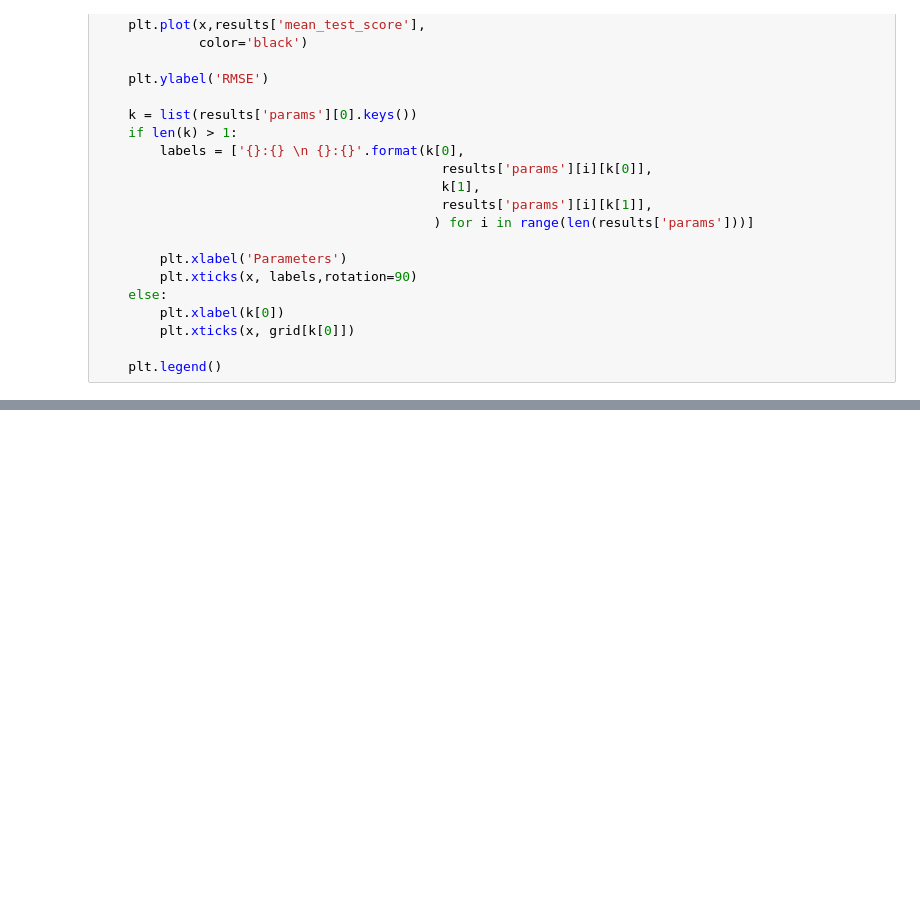
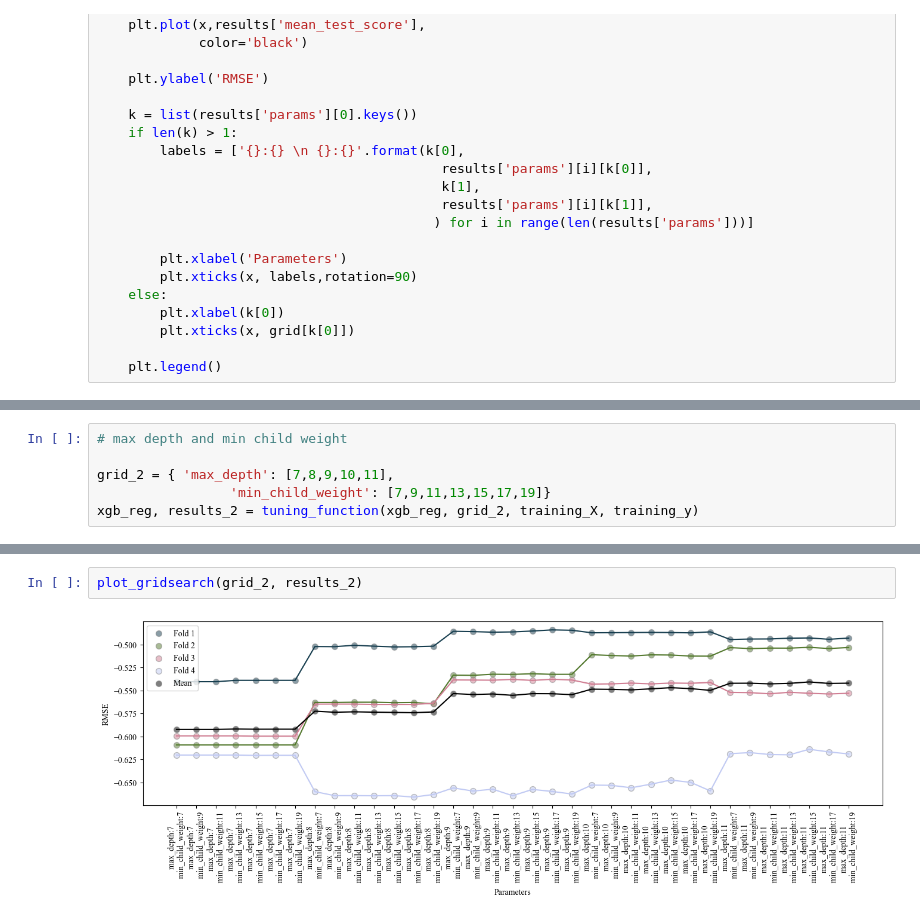
Before and after one commit to juanfuooo/Subtropical-Front-Modeling-Code, a Jupyter notebook: Step2/xgb_build.ipynb, the cells around one changed output, grey strips where cells are left out. Drawn from its saved outputs; the diff is of its cells as text; blank space fills up the shorter version.

```diff
--- a/Step2/xgb_build.ipynb
+++ b/Step2/xgb_build.ipynb
@@ -380,0 +383,6 @@ plot_gridsearch(grid_1, cv_results_1)
+# %%
+# max depth and min child weight
+
+grid_2 = { 'max_depth': [7,8,9,10,11],
+                 'min_child_weight': [7,9,11,13,15,17,19]}
+xgb_reg, results_2 = tuning_function(xgb_reg, grid_2, training_X, training_y)
@@ -380,0 +420,4 @@ plot_gridsearch(grid_1, cv_results_1)
+# %%
+plot_gridsearch(grid_2, results_2)
+# %% [output]
+[figure, added]
```
Also changed, not shown: parts of 29 cells of this notebook, 3 other files.
